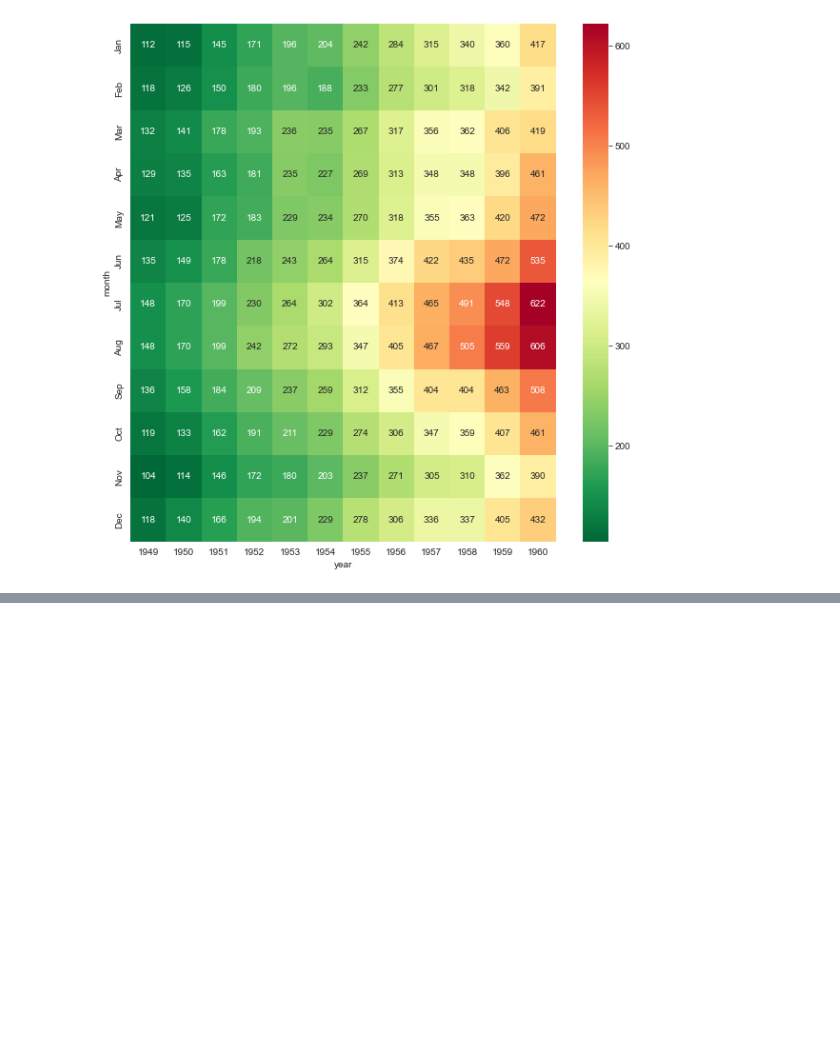
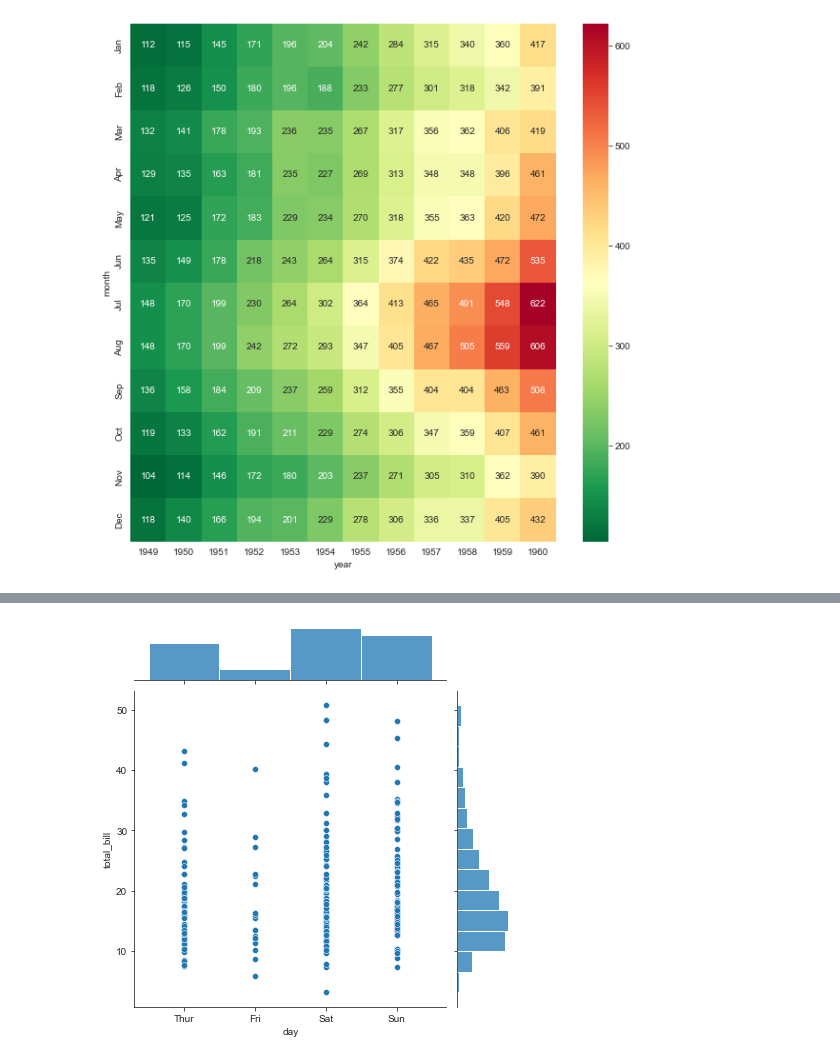
Before and after one commit to matodale/studyPython, a Jupyter notebook: 2022년04월07일_파이썬수업내용.ipynb, the cells around one changed output, grey strips where cells are left out. Drawn from its saved outputs; the diff is of its cells as text; code cells hidden in the pictures; blank space fills up the shorter version.

```diff
--- a/2022년04월07일_파이썬수업내용.ipynb
+++ b/2022년04월07일_파이썬수업내용.ipynb
@@ -285,0 +341,3 @@ plt.show()
+# %%
+tips_data = sns.load_dataset("tips")
+tips_data
@@ -285,0 +358,12 @@ plt.show()
+# %%
+# 데이터 변수가 여러개인 다차원 데이터는 데이터 종류에 따라 다름
+# 1. 분석하고자 하는 데이터가 모두 실수인 경우
+# 2. 분석하고자 하는 데이터가 모두 카테고리 값인 경우
+# 3. 분석하고자 하는 데이터가 모두 실수값과 카테고리 값이 섞여있는 경우
+# jointplot
+import seaborn as sns
+# sns.jointplot(x="xname" , y="yname" , data = dataframe, kind = "scatter")
+sns.jointplot(x="day", y="total_bill", data=tips_data, kind="scatter")
+plt.show()
+# %% [output]
+[figure, added]
```
Also changed, not shown: parts of 7 cells of this notebook.
